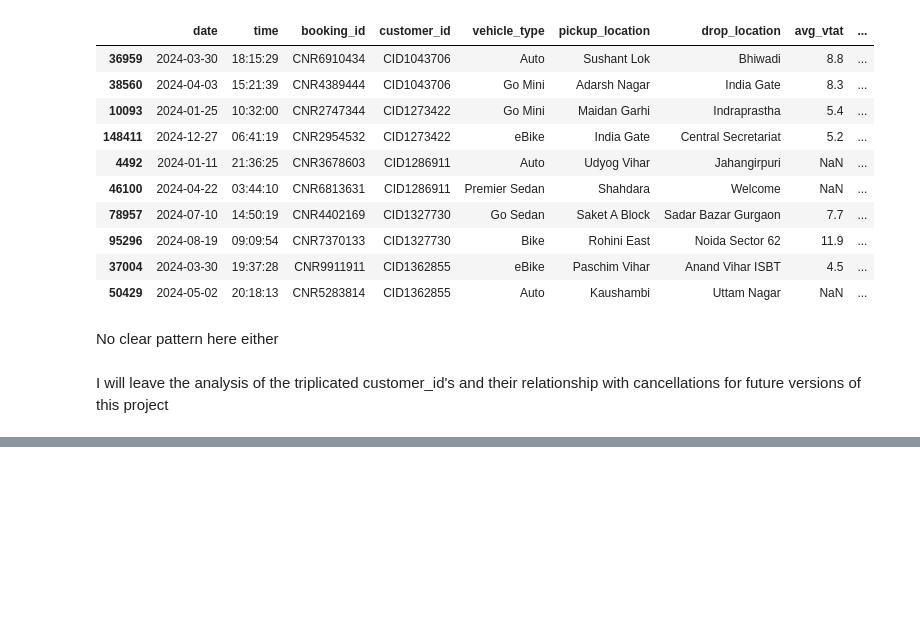
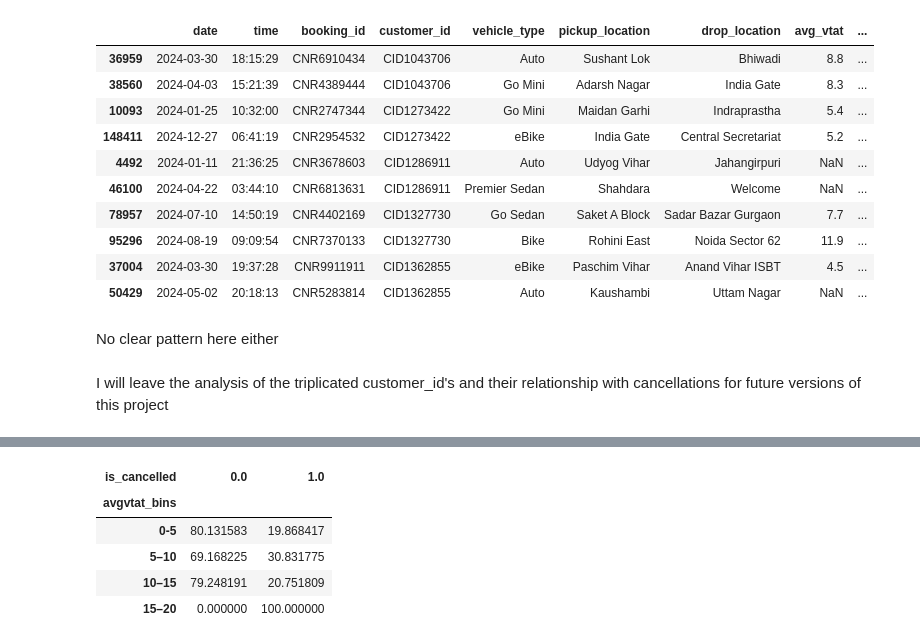
Before and after one commit to amaldu/uber-ride-cancellation-prediction, a Jupyter notebook: uber-analysis/notebooks/05_bivar_eda.ipynb, the cells around one changed output, grey strips where cells are left out. Drawn from its saved outputs; the diff is of its cells as text; code cells hidden in the pictures; blank space fills up the shorter version.

```diff
--- a/uber-analysis/notebooks/05_bivar_eda.ipynb
+++ b/uber-analysis/notebooks/05_bivar_eda.ipynb
@@ -323,0 +348,10 @@ I will leave the analysis of the triplicated customer_id's and their relationshi
+# %%
+avg_vtat_pct = pd.crosstab(data["avgvtat_bins"], data["is_cancelled"], normalize = "index") * 100
+avg_vtat_pct
+# %% [output]
+| is_cancelled | 0.0 | 1.0 |
+| avgvtat_bins |  |  |
+| 0-5 | 80.131583 | 19.868417 |
+| 5–10 | 69.168225 | 30.831775 |
+| 10–15 | 79.248191 | 20.751809 |
+| 15–20 | 0.000000 | 100.000000 |
```
Also changed, not shown: parts of 6 cells of this notebook, 1 other file.
